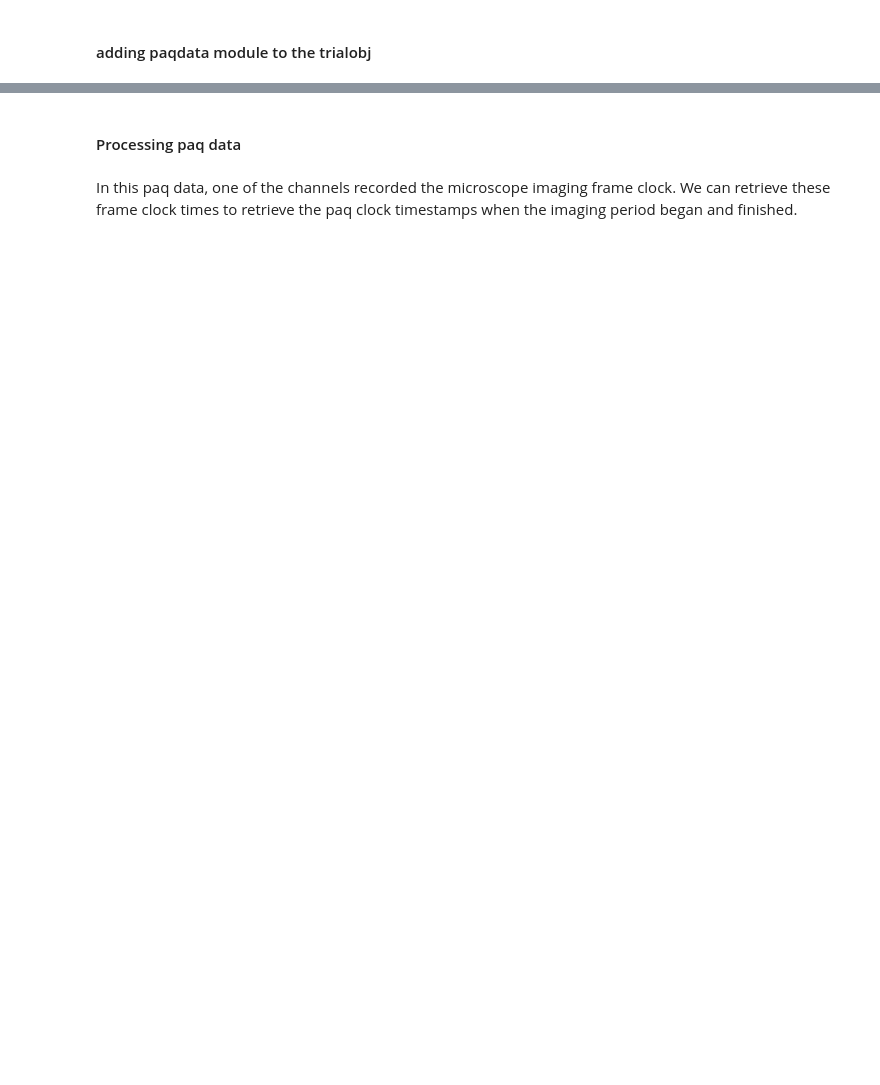
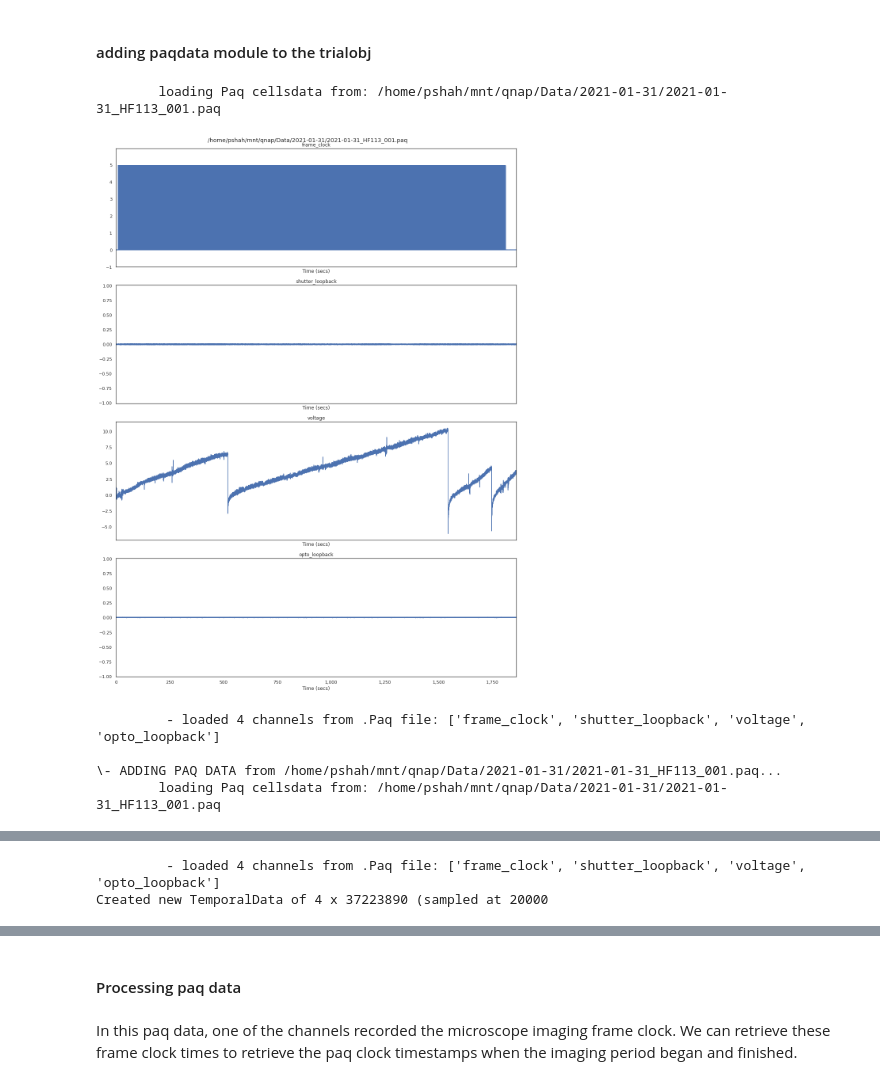
Before and after one commit to Packer-Lab/imagingplus, a Jupyter notebook: docs/source/Tutorials/Tutorial-7-paq-module.ipynb, the cells around one changed output, grey strips where cells are left out. Cells and saved outputs as stored; diff of their text form; code cells hidden in the pictures; blank space fills up the shorter version.

```diff
--- a/docs/source/Tutorials/Tutorial-7-paq-module.ipynb
+++ b/docs/source/Tutorials/Tutorial-7-paq-module.ipynb
@@ -6,9 +6,9 @@ PACKIO is a software for temporal synchronization of experimental data acquisiti
 The outputs of PACKIO is a .paq file that contains data across all channels collected.
 # %%
 import imagingplus as ip
-prep = 'PS12'
-date = '2021-01-25'
+prep = 'HF113'
+date = '2021-01-31'
 
-expobj: ip.Experiment = ip.import_obj(pkl_path=f'/home/pshah/mnt/qnap/Analysis/{date}/{prep}/{prep}_analysis.pkl')
+expobj: ip.Experiment = ip.import_obj(pkl_path=f'/mnt/qnap_share/Data/imagingplus-example/imagingplus-test-analysis/{prep}_analysis.pkl')
 
 trialobj = expobj.load_trial(trialID=expobj.trialIDs[0])
@@ -19,5 +28,12 @@ from imagingplus.processing.paq import PaqData
 # %%
 # adding paqdata to the trialobj
 
-paq_path = '/home/pshah/mnt/qnap/Data/2021-01-25/2021-01-25_PS12_001.paq'
-trialobj.Paq, _ = PaqData.import_paqdata(paq_path=paq_path, plot=True)
+paq_path = f'/home/pshah/mnt/qnap/Data/{date}/{date}_{prep}_{trialobj.trialID[-3:]}.paq'
+trialobj.tmdata = PaqData.import_paqdata(file_path=paq_path, plot=True)
+# %% [output]
+        loading Paq cellsdata from: /home/pshah/mnt/qnap/Data/2021-01-31/2021-01-31_HF113_001.paq
+[figure, added]
+         - loaded 4 channels from .Paq file: ['frame_clock', 'shutter_loopback', 'voltage', 'opto_loopback']
+
+\- ADDING PAQ DATA from /home/pshah/mnt/qnap/Data/2021-01-31/2021-01-31_HF113_001.paq...
+        loading Paq cellsdata from: /home/pshah/mnt/qnap/Data/2021-01-31/2021-01-31_HF113_001.paq
@@ -24,2 +41,4 @@ trialobj.Paq, _ = PaqData.import_paqdata(paq_path=paq_path, plot=True)
+         - loaded 4 channels from .Paq file: ['frame_clock', 'shutter_loopback', 'voltage', 'opto_loopback']
+Created new TemporalData of 4 x 37223890 (sampled at 20000
 # %%
 # inspect the newly created .Paq module
```
Also changed, not shown: parts of 10 cells of this notebook, 11 other files.
